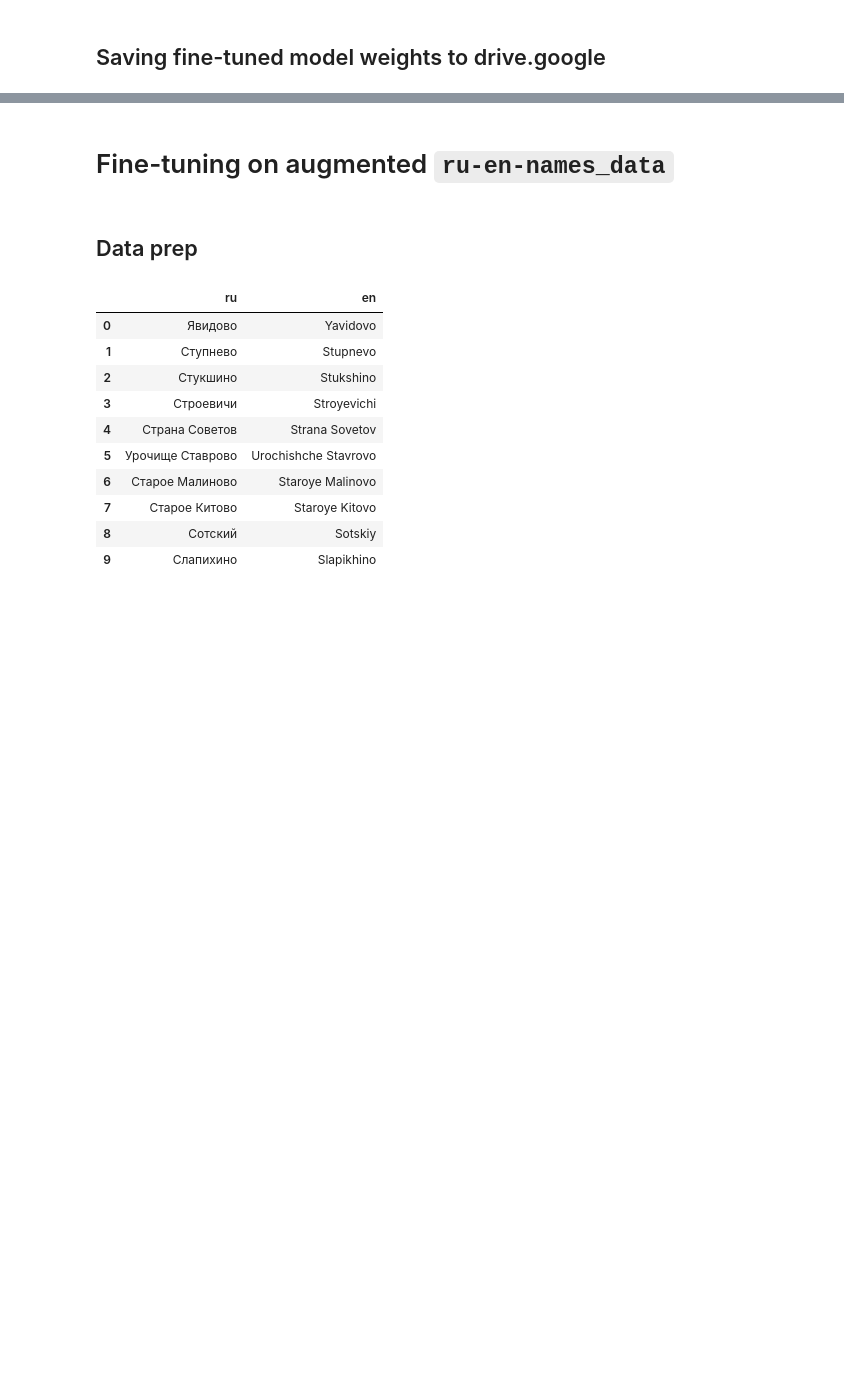
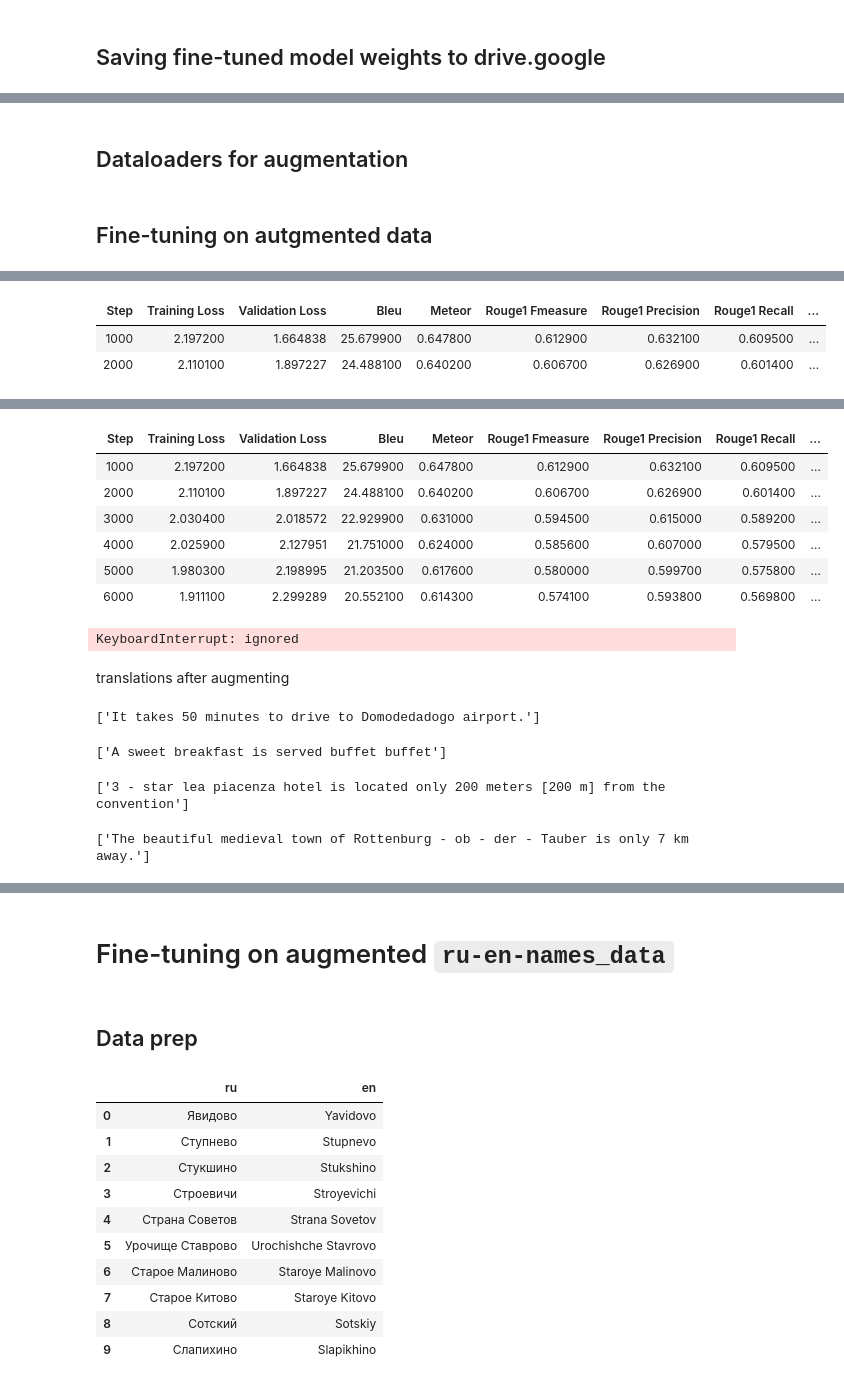
Before and after one commit to korab1ev/Neural-MT, a Jupyter notebook: transformer_and_augmentation.ipynb, the cells around one changed output, grey strips where cells are left out. Saved outputs shown, nothing was run; the diff lists cells and outputs as text; code cells hidden in the pictures; blank space fills up the shorter version.

Commit message:
upd augmentation notebook

```diff
--- a/transformer_and_augmentation.ipynb
+++ b/transformer_and_augmentation.ipynb
@@ -451,0 +636,2 @@ with open("transformer_weights_after_fine_tuning.pkl", "wb") as f:
+# %%
+tokenized_datasets_augmentation = raw_datasets_augmentation.map(preprocess_function, batched=True)
@@ -451,0 +655,41 @@ with open("transformer_weights_after_fine_tuning.pkl", "wb") as f:
+# %% [markdown]
+## Dataloaders for augmentation
+# %%
+batch_size = 16
+model_name = model_checkpoint.split("/")[-1]
+args = Seq2SeqTrainingArguments(
+    f"{model_name}-augmented-{source_lang}-to-{target_lang}",
+    logging_strategy="steps",
+    logging_steps=150,
+    evaluation_strategy="steps",
+    eval_steps=1000,
+    save_strategy="steps",
+    save_steps=1000,
+    learning_rate=2e-5,
+    per_device_train_batch_size=batch_size,
+    per_device_eval_batch_size=batch_size,
+    weight_decay=0.01,
+    save_total_limit=1,
+    load_best_model_at_end=True,
+    num_train_epochs=2,
+    predict_with_generate=True,
+    report_to="wandb",
+)
+# %%
+data_collator = DataCollatorForSeq2Seq(tokenizer, model=model)
+# %% [markdown]
+## Fine-tuning on autgmented data
+# %%
+trainer = Seq2SeqTrainer(
+    model,
+    args,
+    train_dataset=tokenized_datasets_augmentation["train"],
+    eval_dataset=tokenized_datasets_augmentation["test"],
+    data_collator=data_collator,
+    tokenizer=tokenizer,
+    compute_metrics=compute_metrics
+)
+# %%
+# train on augmented (999k), validation on hotel descriptions (3k)
+trainer.train()
+# %% [output]
@@ -451,0 +697,3 @@ with open("transformer_weights_after_fine_tuning.pkl", "wb") as f:
+| Step | Training Loss | Validation Loss | Bleu | Meteor | Rouge1 Fmeasure | Rouge1 Precision | Rouge1 Recall | ... |
+| 1000 | 2.197200 | 1.664838 | 25.679900 | 0.647800 | 0.612900 | 0.632100 | 0.609500 | ... |
+| 2000 | 2.110100 | 1.897227 | 24.488100 | 0.640200 | 0.606700 | 0.626900 | 0.601400 | ... |
@@ -451,0 +701,26 @@ with open("transformer_weights_after_fine_tuning.pkl", "wb") as f:
+| Step | Training Loss | Validation Loss | Bleu | Meteor | Rouge1 Fmeasure | Rouge1 Precision | Rouge1 Recall | ... |
+| 1000 | 2.197200 | 1.664838 | 25.679900 | 0.647800 | 0.612900 | 0.632100 | 0.609500 | ... |
+| 2000 | 2.110100 | 1.897227 | 24.488100 | 0.640200 | 0.606700 | 0.626900 | 0.601400 | ... |
+| 3000 | 2.030400 | 2.018572 | 22.929900 | 0.631000 | 0.594500 | 0.615000 | 0.589200 | ... |
+| 4000 | 2.025900 | 2.127951 | 21.751000 | 0.624000 | 0.585600 | 0.607000 | 0.579500 | ... |
+| 5000 | 1.980300 | 2.198995 | 21.203500 | 0.617600 | 0.580000 | 0.599700 | 0.575800 | ... |
+| 6000 | 1.911100 | 2.299289 | 20.552100 | 0.614300 | 0.574100 | 0.593800 | 0.569800 | ... |
+KeyboardInterrupt: ignored
+# %% [markdown]
+translations after augmenting
+# %%
+translate('поездка до аэропорта домодедово займет 50 минут .')
+# %% [output]
+['It takes 50 minutes to drive to Domodedadogo airport.']
+# %%
+translate('по утрам гостям сервируют сладкий завтрак « шведский стол »')
+# %% [output]
+['A sweet breakfast is served buffet buffet']
+# %%
+translate('трехзвездочный отель idea piacenza расположен всего в 200 метрах от съезда')
+# %% [output]
+['3 - star lea piacenza hotel is located only 200 meters [200 m] from the convention']
+# %%
+translate('до красивого средневекового города ротенбург - об - дер - таубер - всего 7 км .')
+# %% [output]
+['The beautiful medieval town of Rottenburg - ob - der - Tauber is only 7 km away.']
```
Also changed, not shown: parts of 62 cells of this notebook.
